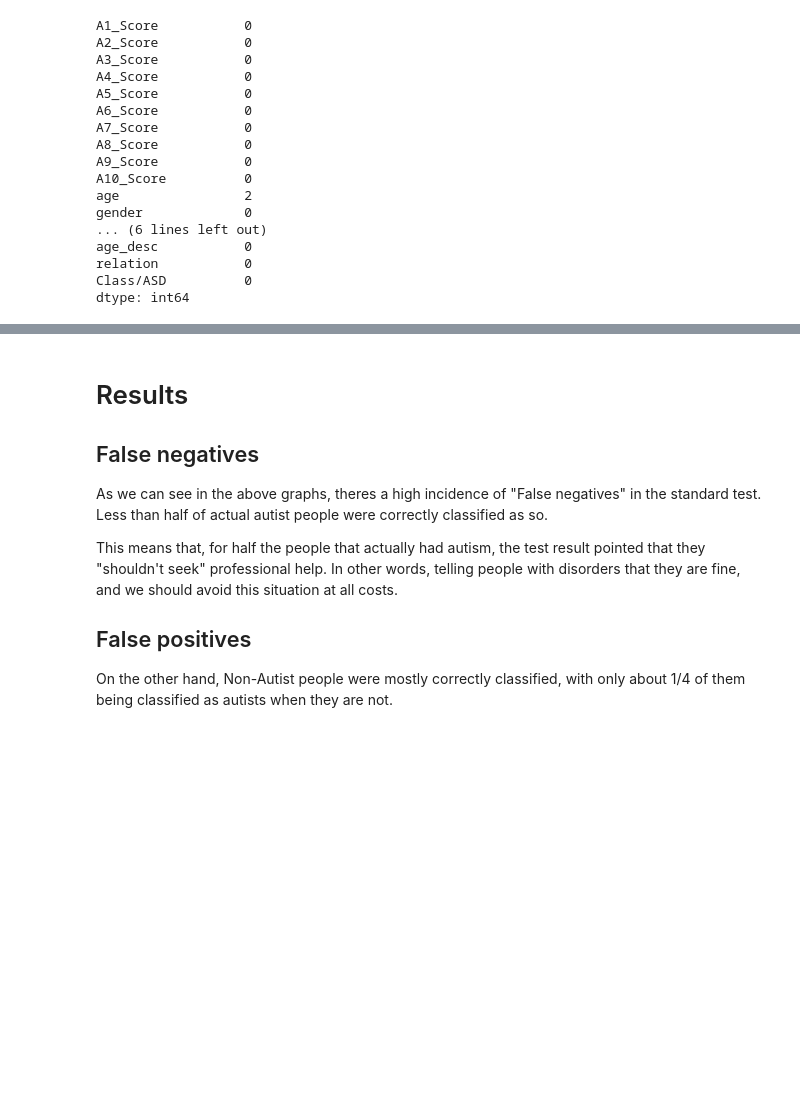
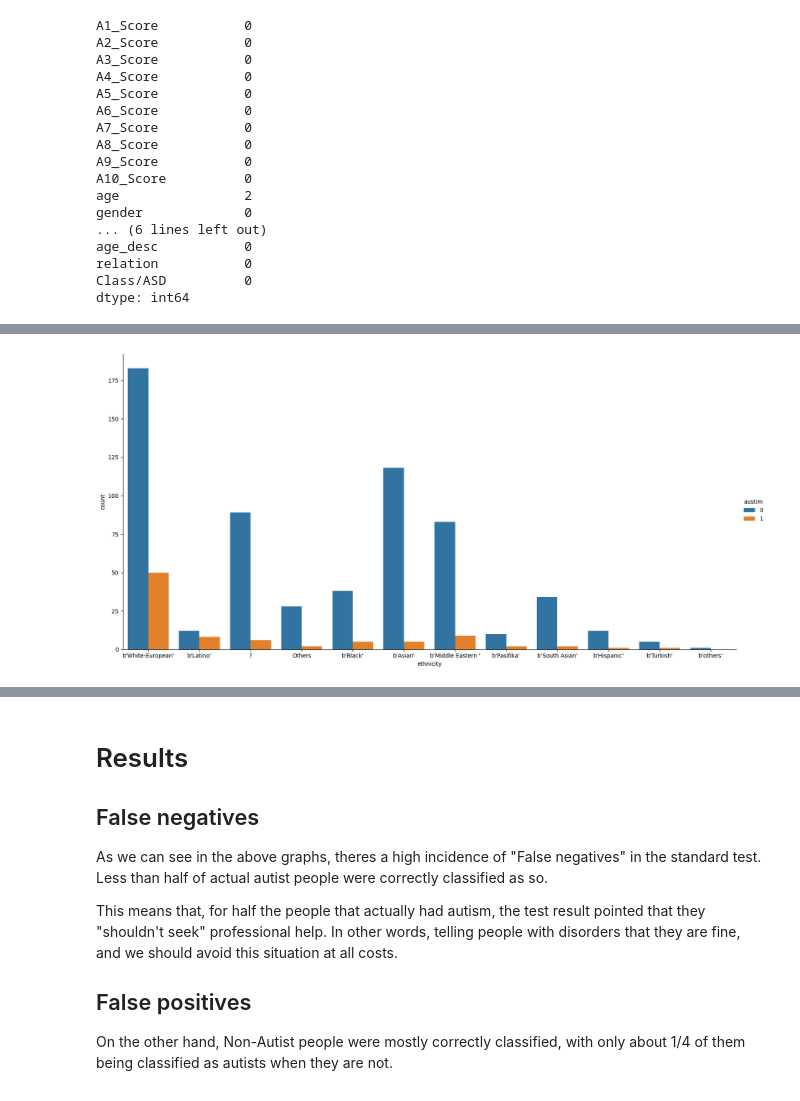
Before and after one commit to alpsilva/Datautism, a Jupyter notebook: analise_exploratoria.ipynb, the cells around one changed output, grey strips where cells are left out. Drawn from its saved outputs; the diff is of its cells as text; code cells hidden in the pictures; blank space fills up the shorter version.

```diff
--- a/analise_exploratoria.ipynb
+++ b/analise_exploratoria.ipynb
@@ -147,0 +148,4 @@ Name: Class/ASD, dtype: int64
+# %%
+fig = seaborn.catplot(x="ethnicity", kind="count", hue="austim" ,data=df, height=8, aspect=2)
+# %% [output]
+[figure, added]
```
Also changed, not shown: parts of 7 cells of this notebook.
